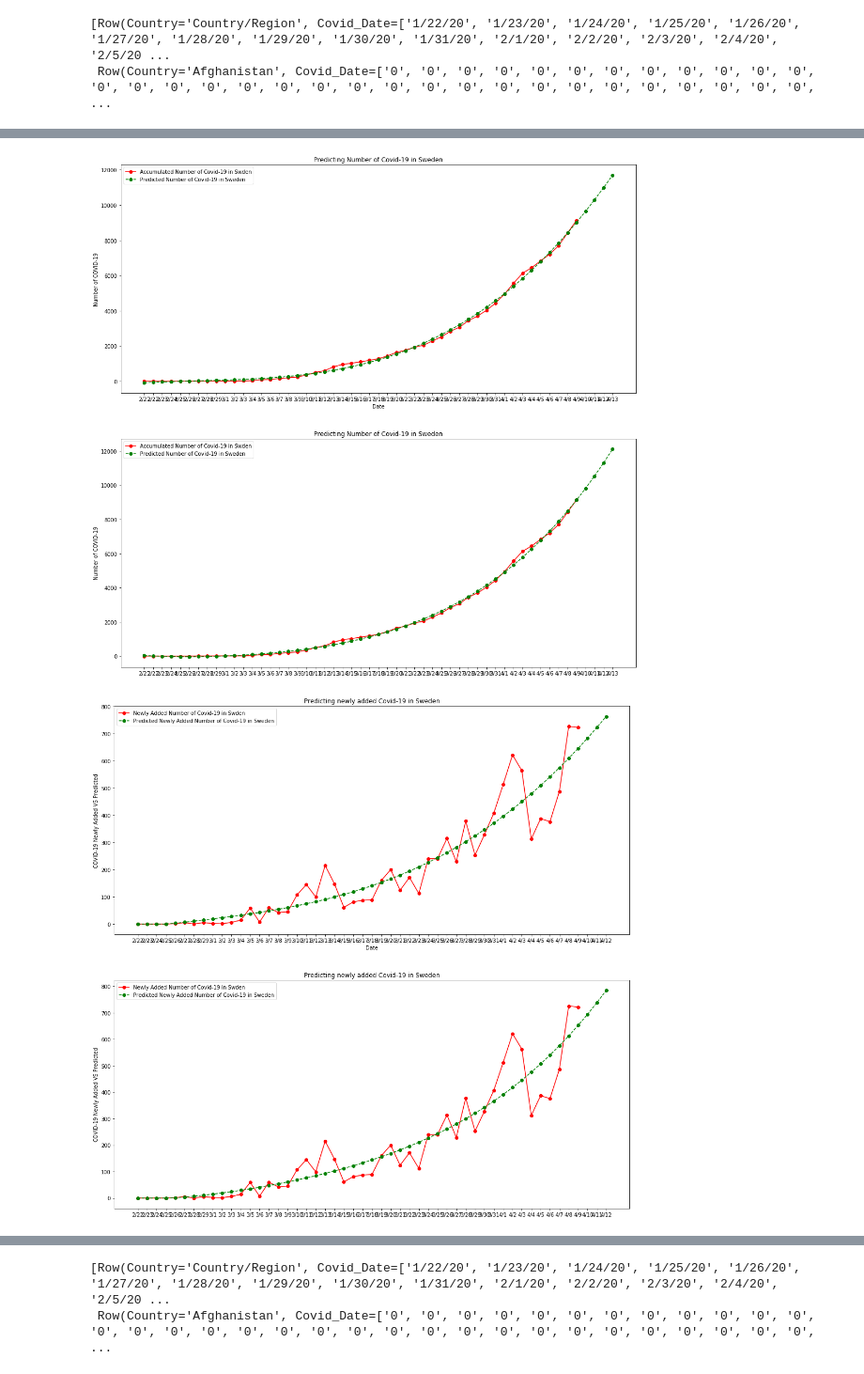
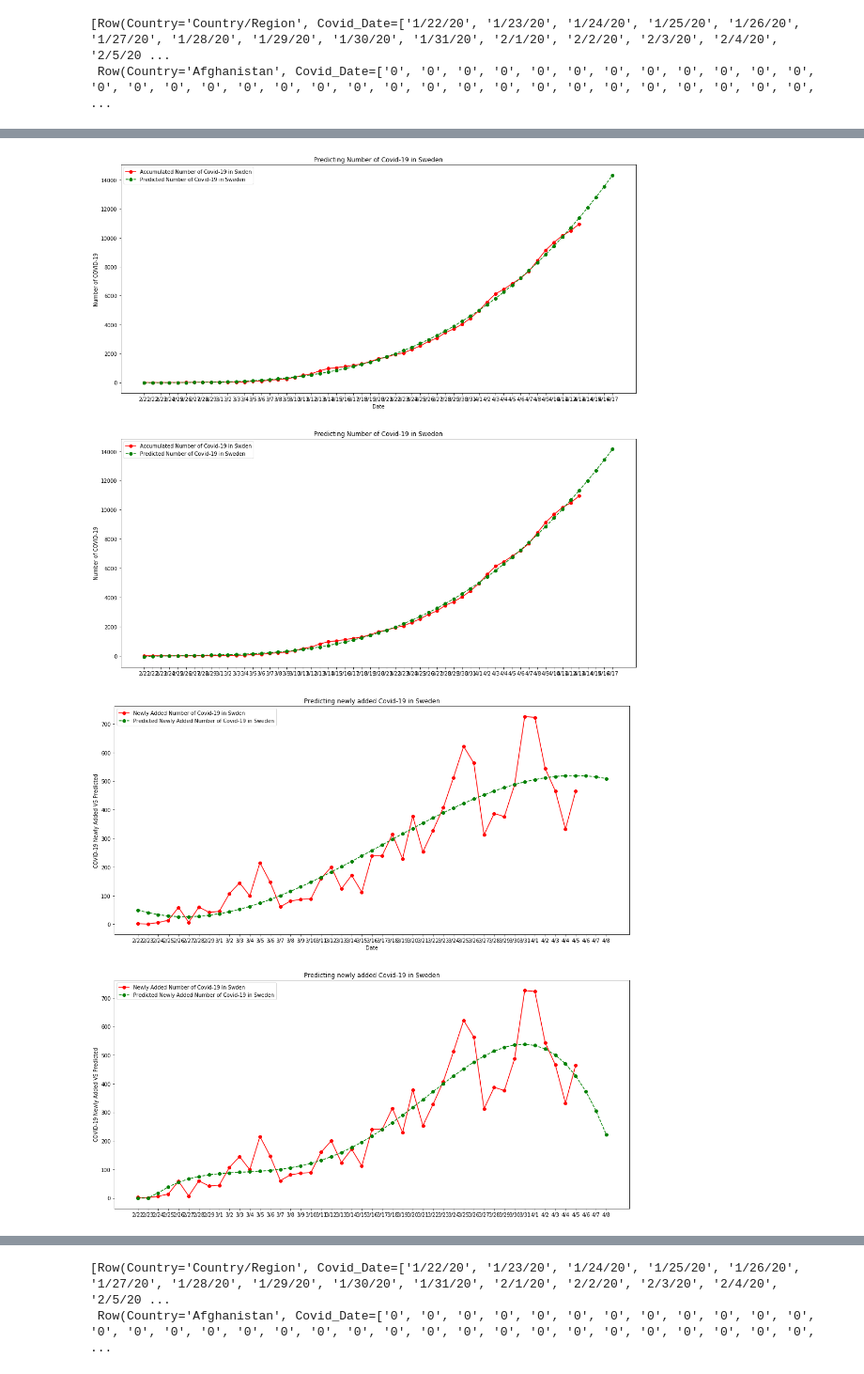
Before and after one commit to xingyazhou/datageek-github, a Jupyter notebook: COVID-19 Analysis.ipynb, the cells around one changed output, grey strips where cells are left out. Shown at 94% size. Drawn from its saved outputs; the diff is of its cells as text; code cells hidden in the pictures.

```diff
--- a/COVID-19 Analysis.ipynb
+++ b/COVID-19 Analysis.ipynb
@@ -137,11 +137,11 @@ for c in countries:
     dates_of_covid=np.array(dates_of_covid)
 
     plt.subplot(2, 1, 1)
-    plt.plot(dates_of_covid[30:],acc_num_covid[30:], markers[i],label="Accumulated Number of Covid-19 in " + c)
+    plt.plot(dates_of_covid[-40:],acc_num_covid[-40:], markers[i],label="Accumulated Number of Covid-19 in " + c)
     plt.legend(loc="upper left")
 
     plt.subplot(2, 1, 2)
-    plt.plot(dates_of_covid[30:],dy[29:],markers[i],label="Newly Added Number of Covid-19 in " + c)
+    plt.plot(dates_of_covid[-40:],dy[-40:],markers[i],label="Newly Added Number of Covid-19 in " + c)
     plt.legend(loc="upper left")
 
 plt.show()
@@ -189,9 +189,9 @@ plt.legend(loc="upper left")
 
 plt.show()
 # %% [output]
-[figure, old version]
+[figure, new version]
 # %%
-length=len(dy[30:])
+length=len(dy[38:])
 x = np.linspace(1, length,length)
 x2 = np.linspace(1, length+3,length+3)
 dates=['2/21', '2/22', '2/23', '2/24', '2/25', '2/26', '2/27', '2/28',
@@ -199,46 +199,46 @@ dates=['2/21', '2/22', '2/23', '2/24', '2/25', '2/26', '2/27', '2/28',
        '3/9','3/10', '3/11', '3/12', '3/13','3/14','3/15', '3/16','3/17',
        '3/18', '3/19', '3/20','3/21','3/22', '3/23','3/24','3/25','3/26','3/27', '3/28','3/29','3/30', '3/31',
        '4/1', '4/2','4/3', '4/4','4/5', '4/6','4/7','4/8','4/9','4/10','4/11',
-      '4/12','4/13', '4/14','4/15','4/16','4/17','4/18','4/19']
+      '4/12','4/13', '4/14','4/15','4/16','4/17','4/18','4/19', '4/20','4/21','4/22','4/23','4/24','4/25']
 
 Covid_Sweden=df.select("Covid_Date").where(df.Country=="Sweden")
 acc_num_covid=Covid_Sweden.toPandas().Covid_Date.array[0]
 acc_num_covid=np.array(acc_num_covid).astype(np.integer)
 dy=np.diff(acc_num_covid)
 
-z3 = np.polyfit(x,dy[30:], 3)
+z3 = np.polyfit(x,dy[38:], 3)
 p3 = np.poly1d(z3)
 y3=p3(x2)
 for i in range(len(y3)):
    if y3[i]<0:
     y3[i]=0
 
-z4 = np.polyfit(x,dy[30:], 4)
+z4 = np.polyfit(x,dy[38:], 4)
 p4 = np.poly1d(z4)
 y4=p4(x2)
 for i in range(len(y4)):
    if y4[i]<0:
     y4[i]=0
 
 plt.figure(figsize=(18,18))
 plt.subplot(2, 1, 1)
 plt.title("Predicting newly added Covid-19 in Sweden")
 plt.xlabel("Date")
 plt.ylabel("COVID-19 Newly Added VS Predicted")
-plt.plot(dates[1:len(dy[30:])+1],dy[30:],'-ro',label="Newly Added Number of Covid-19 in Swden")
+plt.plot(dates[1:len(dy[38:])+1],dy[38:],'-ro',label="Newly Added Number of Covid-19 in Swden")
 plt.plot(dates[1:len(x2)+1],y3,'--go',label="Predicted Newly Added Number of Covid-19 in Sweden")
 plt.legend(loc="upper left")
 
 plt.subplot(2, 1, 2)
 plt.title("Predicting newly added Covid-19 in Sweden")
 plt.ylabel("COVID-19 Newly Added VS Predicted")
-plt.plot(dates[1:len(dy[30:])+1],dy[30:],'-ro',label="Newly Added Number of Covid-19 in Swden")
+plt.plot(dates[1:len(dy[38:])+1],dy[38:],'-ro',label="Newly Added Number of Covid-19 in Swden")
 plt.plot(dates[1:len(x2)+1],y4,'--go',label="Predicted Newly Added Number of Covid-19 in Sweden")
 plt.legend(loc="upper left")
 
 plt.show()
 # %% [output]
-[figure, old version]
+[figure, new version]
 # %%
 c="Italy"
 Covid_Sweden=df.select("Covid_Date").where(df.Country==c)
```
Also changed, not shown: parts of 12 cells of this notebook.
